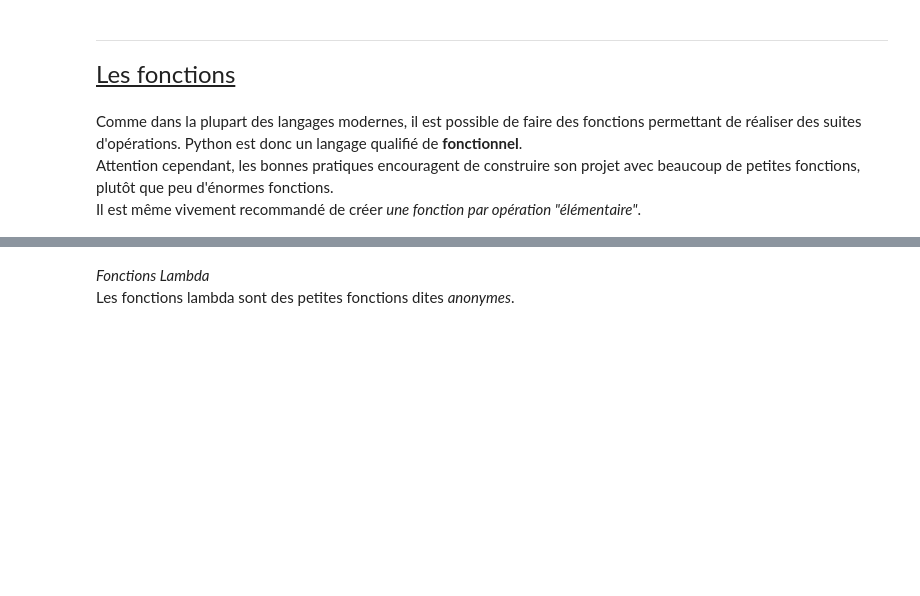
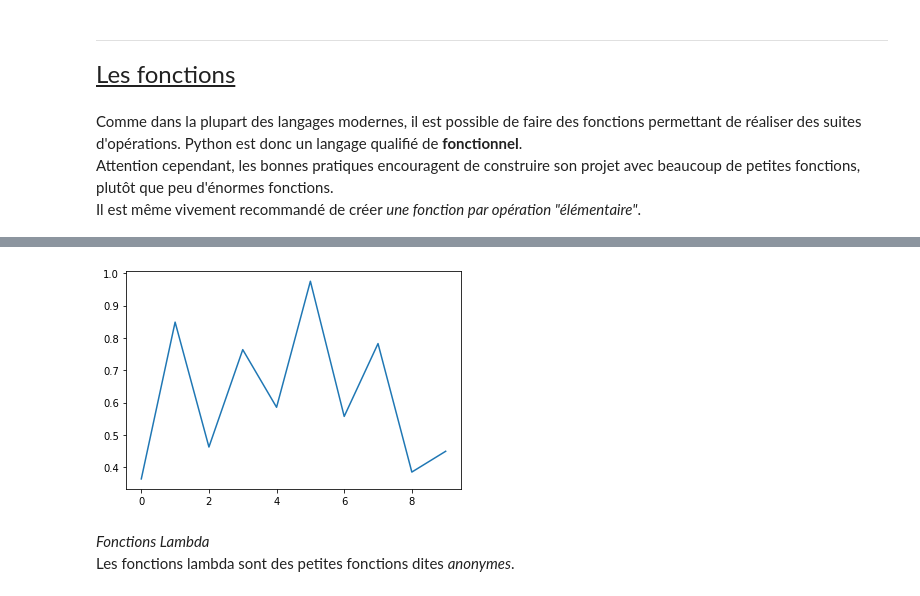
Before and after one commit to cohenlhyver/bgfi_analytics, a Jupyter notebook: BGFi_CB_Python#1.ipynb, the cells around one changed output, grey strips where cells are left out. Cells and saved outputs as stored; diff of their text form; code cells hidden in the pictures; blank space fills up the shorter version.

```diff
--- a/BGFi_CB_Python#1.ipynb
+++ b/BGFi_CB_Python#1.ipynb
@@ -253,5 +334,7 @@ plotRandomData()
 # %%
-plotRandomData(1000)
+plotRandomData(10)
+# %% [output]
+[figure, added]
 # %% [markdown]
 <i>Fonctions Lambda</i><br />
 Les fonctions lambda sont des petites fonctions dites <i>anonymes</i>.<br />
```
Also changed, not shown: parts of 43 cells of this notebook.
